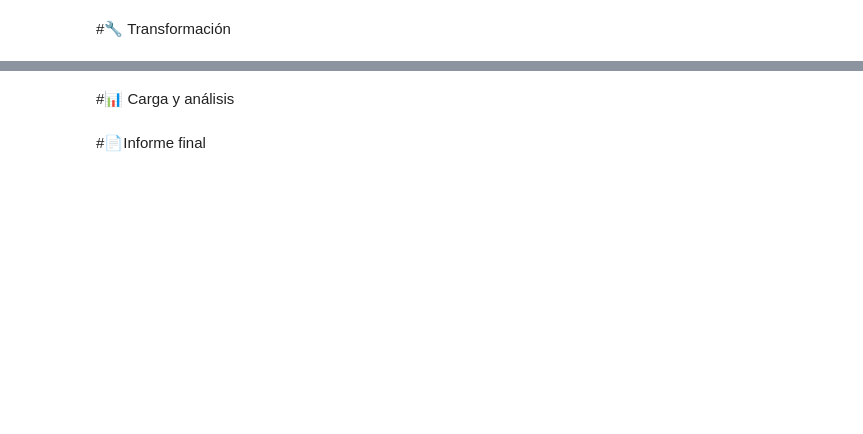
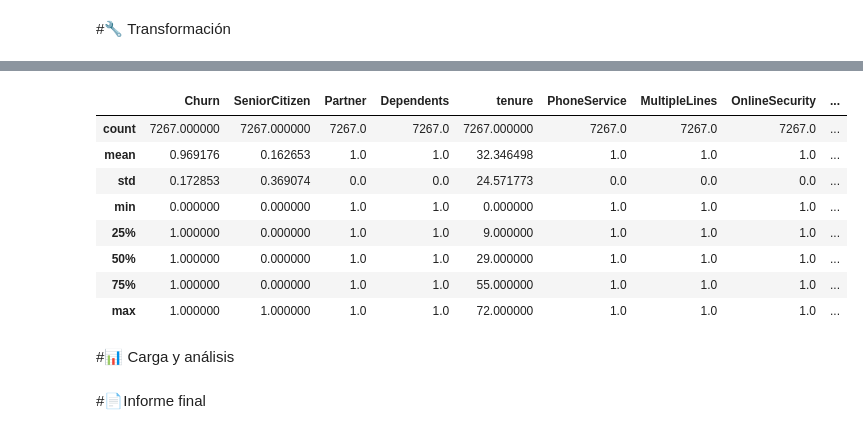
Before and after one commit to angelesGladin/TelecomX_latam, a Jupyter notebook: TelecomX_LATAM.ipynb, the cells around one changed output, grey strips where cells are left out. Saved outputs shown, nothing was run; the diff lists cells and outputs as text; code cells hidden in the pictures; blank space fills up the shorter version.

Commit message:
transformación y limpieza de las columnas en el dataFrame

```diff
--- a/TelecomX_LATAM.ipynb
+++ b/TelecomX_LATAM.ipynb
@@ -32,0 +175,5 @@ pandas.core.frame.DataFrame
+# %%
+#convirtiendo las columnas binarias de texto a booleanos
+col_binario = ['Churn','Partner', 'Dependents', 'PhoneService', 'PaperlessBilling']
+telecom_df[col_binario] = telecom_df[col_binario].astype(np.bool)
+telecom_df.info()
@@ -32,0 +208,11 @@ pandas.core.frame.DataFrame
+# %%
+#creando la listas de las columnas que contienen mas de dos opciones
+col_no_binario = ['OnlineSecurity', 'OnlineBackup', 'DeviceProtection',
+                  'TechSupport', 'StreamingTV', 'MultipleLines',
+                  'StreamingMovies']
+
+#reemplazar valor No internet service, No phone service
+for i in col_no_binario:
+  telecom_df[i] = telecom_df[i].replace(['No internet service', 'No phone service'], 'No')
+
+telecom_df[['OnlineSecurity', 'OnlineBackup', 'DeviceProtection', 'TechSupport', 'StreamingTV', 'MultipleLines','StreamingMovies']].sample(6)
@@ -32,0 +227,4 @@ pandas.core.frame.DataFrame
+# %%
+#transformando tipo de dato a booleano
+telecom_df[col_no_binario] = telecom_df[col_no_binario].astype(np.bool)
+telecom_df.info()
@@ -32,0 +249,10 @@ pandas.core.frame.DataFrame
+# %%
+## Transformar columnas booleanas en 'Yes' en 1 y 'No' en 0: la finalidad poder analizar con estadistica las columnas
+cols_binarias = [
+    'Churn', 'Partner', 'Dependents', 'PhoneService', 'PaperlessBilling',
+    'OnlineSecurity', 'OnlineBackup', 'DeviceProtection',
+    'TechSupport', 'StreamingTV', 'StreamingMovies'
+]
+
+# Transformar 'Yes' en 1 y 'No' en 0
+telecom_df[cols_binarias] = telecom_df[cols_binarias].replace({'Yes': 1, 'True': 1, 'No': 0, 'False': 0})
@@ -33,3 +269,16 @@ pandas.core.frame.DataFrame
+# %%
+#realizando analisis estádistico de todas las columnas
+telecom_df.describe()
+# %% [output]
+|  | Churn | SeniorCitizen | Partner | Dependents | tenure | PhoneService | MultipleLines | OnlineSecurity | ... |
+| count | 7267.000000 | 7267.000000 | 7267.0 | 7267.0 | 7267.000000 | 7267.0 | 7267.0 | 7267.0 | ... |
+| mean | 0.969176 | 0.162653 | 1.0 | 1.0 | 32.346498 | 1.0 | 1.0 | 1.0 | ... |
+| std | 0.172853 | 0.369074 | 0.0 | 0.0 | 24.571773 | 0.0 | 0.0 | 0.0 | ... |
+| min | 0.000000 | 0.000000 | 1.0 | 1.0 | 0.000000 | 1.0 | 1.0 | 1.0 | ... |
+| 25% | 1.000000 | 0.000000 | 1.0 | 1.0 | 9.000000 | 1.0 | 1.0 | 1.0 | ... |
+| 50% | 1.000000 | 0.000000 | 1.0 | 1.0 | 29.000000 | 1.0 | 1.0 | 1.0 | ... |
+| 75% | 1.000000 | 0.000000 | 1.0 | 1.0 | 55.000000 | 1.0 | 1.0 | 1.0 | ... |
+| max | 1.000000 | 1.000000 | 1.0 | 1.0 | 72.000000 | 1.0 | 1.0 | 1.0 | ... |
 # %% [markdown]
 #📊 Carga y análisis
 # %% [markdown]
```
Also changed, not shown: parts of 19 cells of this notebook.
